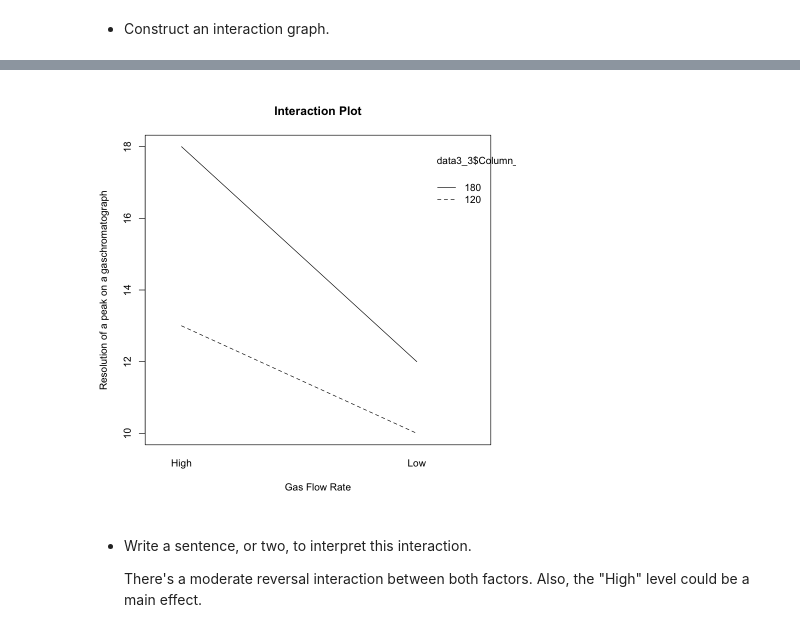
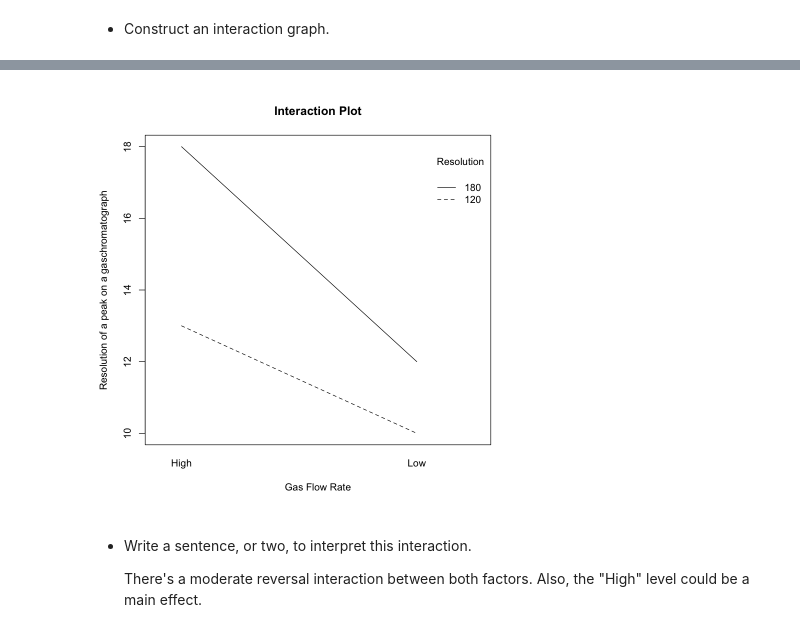
Before and after one commit to SandovalAguilar/estadistica, a Jupyter notebook: ejercicios_r/anova.ipynb, the cells around one changed output, grey strips where cells are left out. Cells and saved outputs as stored; diff of their text form; code cells hidden in the pictures.

```diff
--- a/ejercicios_r/anova.ipynb
+++ b/ejercicios_r/anova.ipynb
@@ -227,12 +213,12 @@ data3_3 <- read_csv("data_3_3.csv")
 # %%
 # Interaction Plot
 interaction.plot(data3_3$Gas_Flow_Rate, data3_3$Column_Temperature, data3_3$Resolution, # nolint: line_length_linter.
                  main = "Interaction Plot",
                  xlab = "Gas Flow Rate",
                  ylab = "Resolution of a peak on a gaschromatograph",
-                 legend = TRUE)
+                 trace.label = "Resolution")
 # %% [output]
-[figure, old version]
+[figure, new version]
 # %% [markdown]
 - Write a sentence, or two, to interpret this interaction.
 
```
Also changed, not shown: parts of 13 cells of this notebook.
